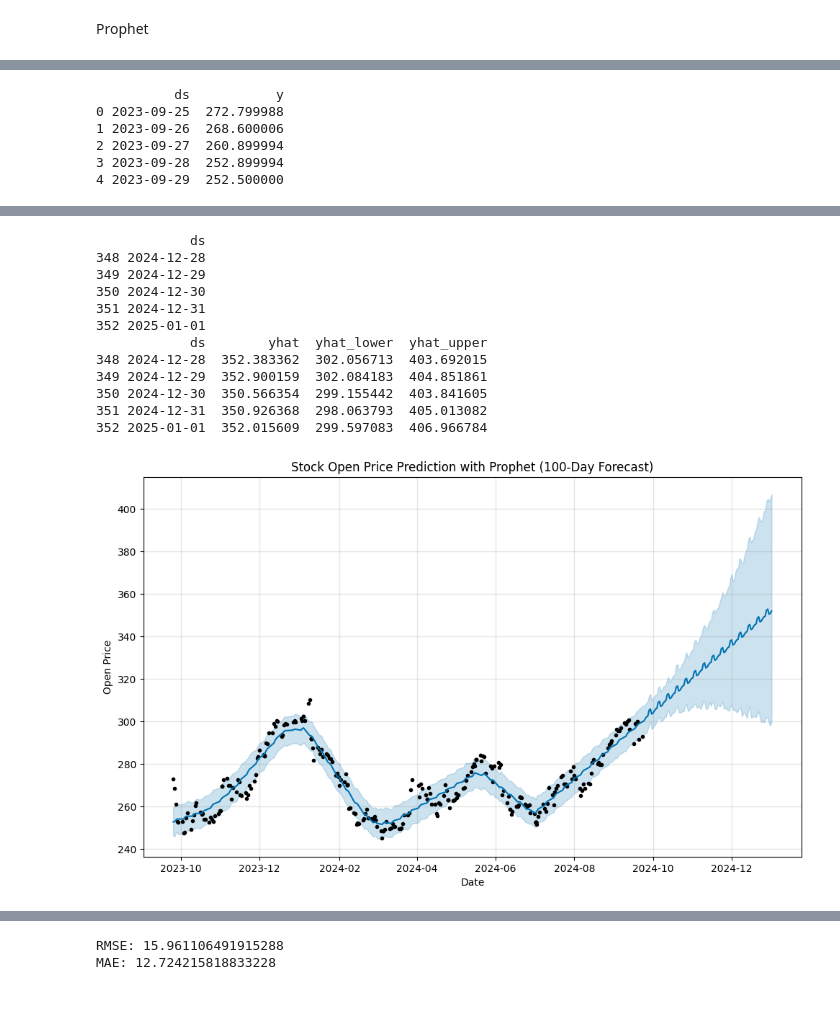
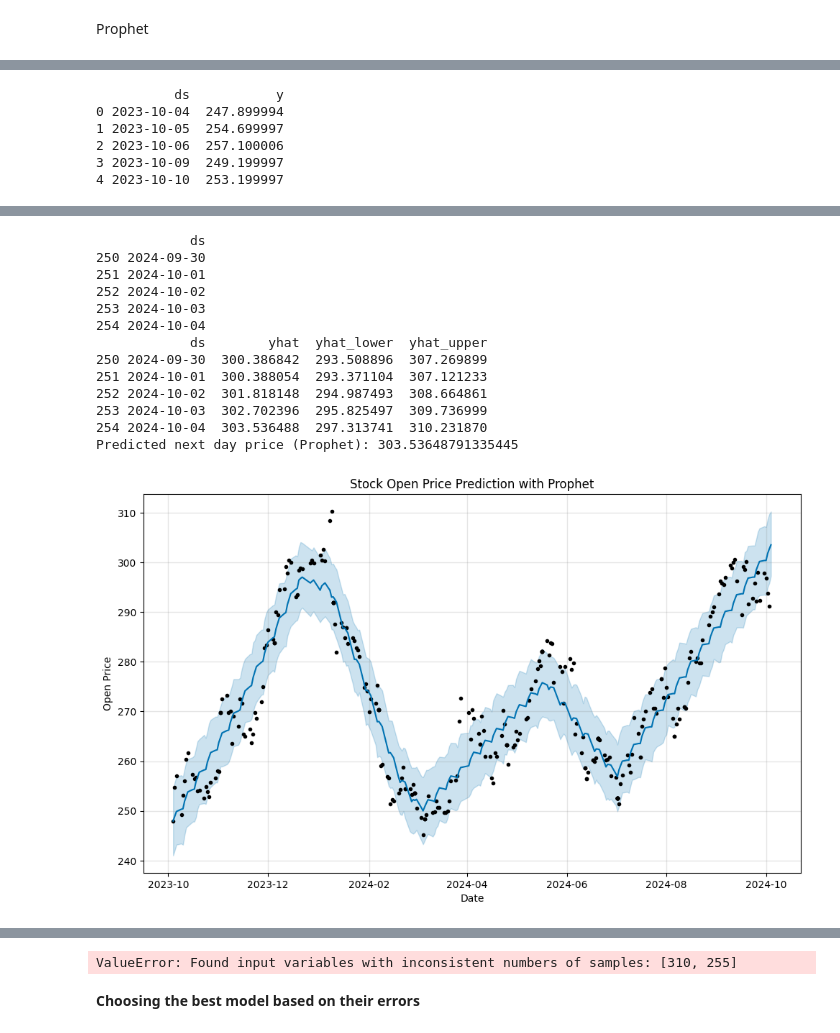
Before and after one commit to Syedboo/Stock-Prediction-Using-News-Sentiment, a Jupyter notebook: Stock_Prediction.ipynb, the cells around one changed output, grey strips where cells are left out. Cells and saved outputs as stored; diff of their text form; code cells hidden in the pictures; blank space fills up the shorter version.

```diff
--- a/Stock_Prediction.ipynb
+++ b/Stock_Prediction.ipynb
@@ -1247,10 +1387,4 @@ MAE: 12.724215818833228
 # %%
-import pandas as pd
-from prophet import Prophet
-import matplotlib.pyplot as plt
-from sklearn.metrics import mean_squared_error, mean_absolute_error
-import numpy as np
-
 # Load the merged data with filled sentiment scores
 data = pd.read_csv('/content/merged_stock_articles_data_filled_forward.csv')
 
@@ -1277,44 +1411,12 @@ prophet_model = Prophet(daily_seasonality=True)
 # Fit the model to the data
 prophet_model.fit(prophet_data)
 
-# Choose the forecast period: 10 days or 100 days
-forecast_periods = 1  # Change to 100 for a 100-day forecast
-
 # Make future predictions
 # Create a dataframe with future dates
-future_dates = prophet_model.make_future_dataframe(periods=forecast_periods)
-print(future_dates.tail())
+future_dates = prophet_model.make_future_dataframe(periods=1)  # Forecast for the next 1 day (next day's price)
+#print(future_dates.tail())
 
 # Make predictions
 forecast = prophet_model.predict(future_dates)
-
-# Display the predictions
-print(forecast[['ds', 'yhat', 'yhat_lower', 'yhat_upper']].tail())
-
-# Plot the forecasted values
-prophet_model.plot(forecast)
-plt.title(f'Stock Open Price Prediction with Prophet ({forecast_periods}-Day Forecast)')
-plt.xlabel('Date')
-plt.ylabel('Open Price')
-plt.show()
-
-# Plot forecast components (trend, yearly seasonality, etc.)
-prophet_model.plot_components(forecast)
-plt.show()
-
-# Model Evaluation: Calculate RMSE and MAE on historical data
-# Only compare with actuals up to the most recent data point
-if len(forecast) > len(prophet_data):
-    actual = prophet_data['y'].values
-    predicted = forecast['yhat'][:len(actual)].values  # Prophet gives future predictions, so match the length of actual data
-
-    # Calculate RMSE and MAE
-    rmse = np.sqrt(mean_squared_error(actual, predicted))
-    mae = mean_absolute_error(actual, predicted)
-
-    print(f'RMSE: {rmse}')
-    print(f'MAE: {mae}')
-else:
-    print("Not enough historical data to calculate RMSE and MAE.")
 # %% [output]
 INFO:prophet:Disabling yearly seasonality. Run prophet with yearly_seasonality=True to override this.
@@ -1322,6 +1430,6 @@ DEBUG:cmdstanpy:input tempfile: /tmp/tmp81tvq8zo/lnszae9_.json
           ds           y
-0 2023-09-25  272.799988
-1 2023-09-26  268.600006
-2 2023-09-27  260.899994
-3 2023-09-28  252.899994
-4 2023-09-29  252.500000
+0 2023-10-04  247.899994
+1 2023-10-05  254.699997
+2 2023-10-06  257.100006
+3 2023-10-09  249.199997
+4 2023-10-10  253.199997
@@ -1335,14 +1437,15 @@ INFO:cmdstanpy:Chain [1] start processing
 INFO:cmdstanpy:Chain [1] done processing
             ds
-348 2024-12-28
-349 2024-12-29
-350 2024-12-30
-351 2024-12-31
-352 2025-01-01
+250 2024-09-30
+251 2024-10-01
+252 2024-10-02
+253 2024-10-03
+254 2024-10-04
             ds        yhat  yhat_lower  yhat_upper
-348 2024-12-28  352.383362  302.056713  403.692015
-349 2024-12-29  352.900159  302.084183  404.851861
-350 2024-12-30  350.566354  299.155442  403.841605
-351 2024-12-31  350.926368  298.063793  405.013082
-352 2025-01-01  352.015609  299.597083  406.966784
+250 2024-09-30  300.386842  293.508896  307.269899
+251 2024-10-01  300.388054  293.371104  307.121233
+252 2024-10-02  301.818148  294.987493  308.664861
+253 2024-10-03  302.702396  295.825497  309.736999
+254 2024-10-04  303.536488  297.313741  310.231870
+Predicted next day price (Prophet): 303.53648791335445
-[figure, old version]
+[figure, new version]
@@ -1350,2 +1453,3 @@ INFO:cmdstanpy:Chain [1] done processing
-RMSE: 15.961106491915288
-MAE: 12.724215818833228
+ValueError: Found input variables with inconsistent numbers of samples: [310, 255]
+# %% [markdown]
+**Choosing the best model based on their errors**
```
Also changed, not shown: parts of 22 cells of this notebook.
